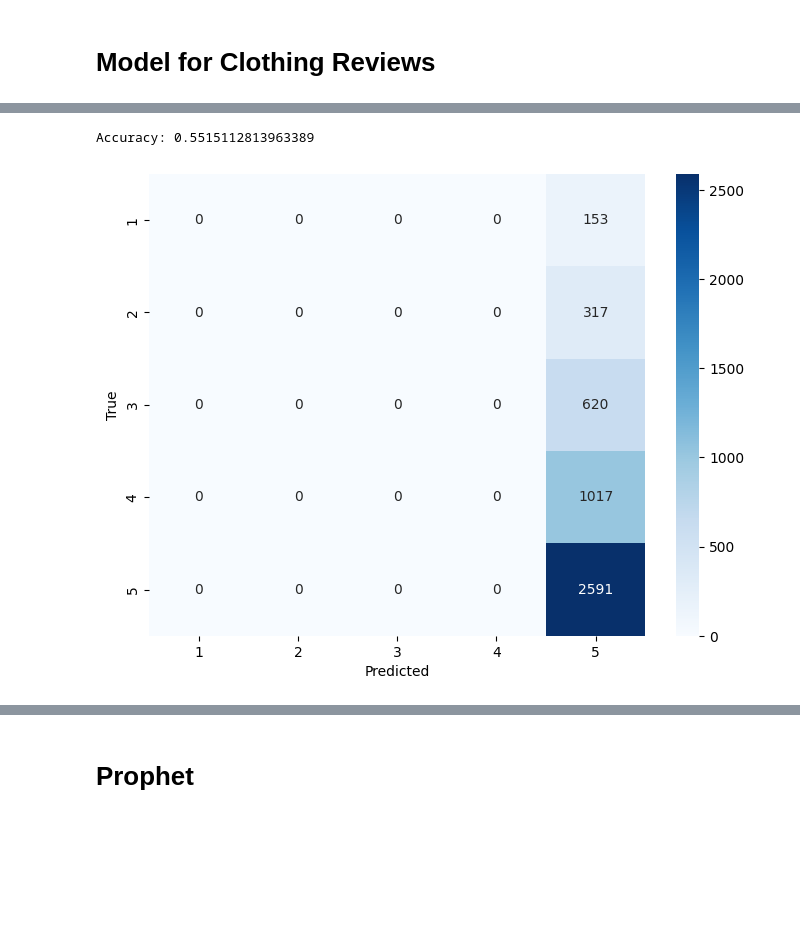
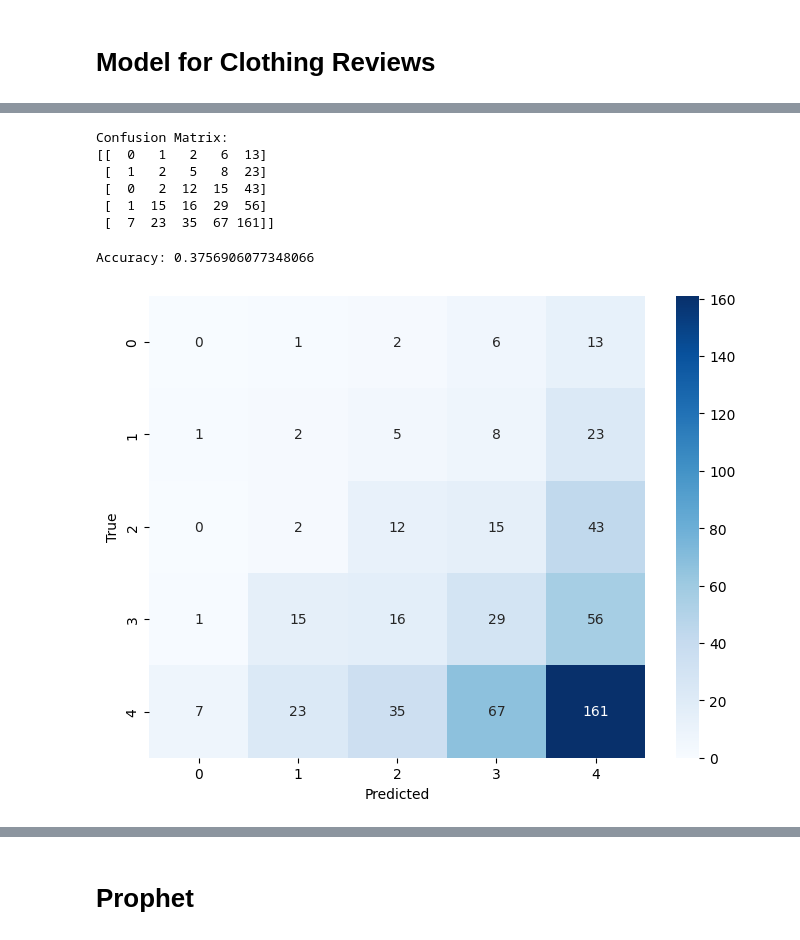
Before and after one commit to jblackM1/AAI_590-Capstone-Project, a Jupyter notebook: AAI_590_Capstone.ipynb, the cells around one changed output, grey strips where cells are left out. Cells and saved outputs as stored; diff of their text form; code cells hidden in the pictures; blank space fills up the shorter version.

```diff
--- a/AAI_590_Capstone.ipynb
+++ b/AAI_590_Capstone.ipynb
@@ -842 +899,4 @@ dtype: object
+# %%
+# Merge table by article_id
+top_products_reviews = top_products_reviews.merge(top_products, how='left', left_on='article_id', right_on='article_id')
 # %%
@@ -852,0 +913,2 @@ for column in ['Division Name', 'Department Name', 'Class Name']:
+# %%
+top_products_reviews = top_products_reviews.dropna()
@@ -900 +964,8 @@ Name: Rating, Length: 23486, dtype: int64
 X_train, X_test, y_train, y_test = train_test_split(X, y, test_size=0.2, random_state=42)
+# %%
+from imblearn.over_sampling import RandomOverSampler
+
+oversampler = RandomOverSampler(random_state=42)
+X_train_resampled, y_train_resampled = oversampler.fit_resample(X_train, y_train)
+X_train = X_train_resampled
+y_train = y_train_resampled
@@ -908,9 +1000,26 @@ from sklearn.preprocessing import StandardScaler
 # Create a scaler
 scaler = StandardScaler()
 
-X_train = scaler.fit_transform(X_train)
-X_test = scaler.transform(X_test)
+#X_train = scaler.fit_transform(X_train)
+#X_test = scaler.transform(X_test)
 
-model = LogisticRegression(random_state=42)
-model.fit(X_train, y_train)
+#model = LogisticRegression(random_state=42)
+#model.fit(X_train, y_train)
+
+y_train_encoded = label_encoder.fit_transform(y_train)
+
+# Fit and transform the target variable in testing data
+y_test_encoded = label_encoder.transform(y_test)
+
+# Now, you can train your XGBoost model using y_train_encoded
+model = XGBClassifier(
+    n_estimators=200,
+    learning_rate=0.3,
+    max_depth=11,
+    min_child_weight=1,
+    subsample=0.8,
+    colsample_bytree=0.8,
+    random_state=42
+)
+model.fit(X_train, y_train_encoded)
 # %% [output]
@@ -927,24 +1105,36 @@ Mean Squared Error: 1.8727117922520222
+# %%
+from sklearn.metrics import confusion_matrix
+
+# Calculate the confusion matrix
+conf_matrix = confusion_matrix(y_test_encoded, y_pred)
+
+print("Confusion Matrix:")
+print(conf_matrix)
+# %% [output]
+Confusion Matrix:
+[[  0   1   2   6  13]
+ [  1   2   5   8  23]
+ [  0   2  12  15  43]
+ [  1  15  16  29  56]
+ [  7  23  35  67 161]]
 # %%
 #@title Plot confusion matrix
 
-# Decode the labels
-y_test_decoded = label_encoder.inverse_transform(y_test)
-y_pred_decoded = label_encoder.inverse_transform(y_pred)
 
 # Evaluate the model
-accuracy = accuracy_score(y_test_decoded, y_pred_decoded)
+accuracy = accuracy_score(y_test_encoded, y_pred)
 print(f'Accuracy: {accuracy}')
 
 # Plot confusion matrix
-conf_mat = confusion_matrix(y_test_decoded, y_pred_decoded)
+conf_mat = confusion_matrix(y_test_encoded, y_pred)
 plt.figure(figsize=(8, 6))
 sns.heatmap(conf_mat, annot=True, fmt='d', cmap='Blues', xticklabels=model.classes_, yticklabels=model.classes_)
 plt.xlabel('Predicted')
 plt.ylabel('True')
 plt.show()
 # %% [output]
-Accuracy: 0.5515112813963389
+Accuracy: 0.3756906077348066
-[figure, old version]
+[figure, new version]
 # %%
 #@title Display classification report
 from sklearn.metrics import classification_report
```
Also changed, not shown: parts of 24 cells of this notebook.
